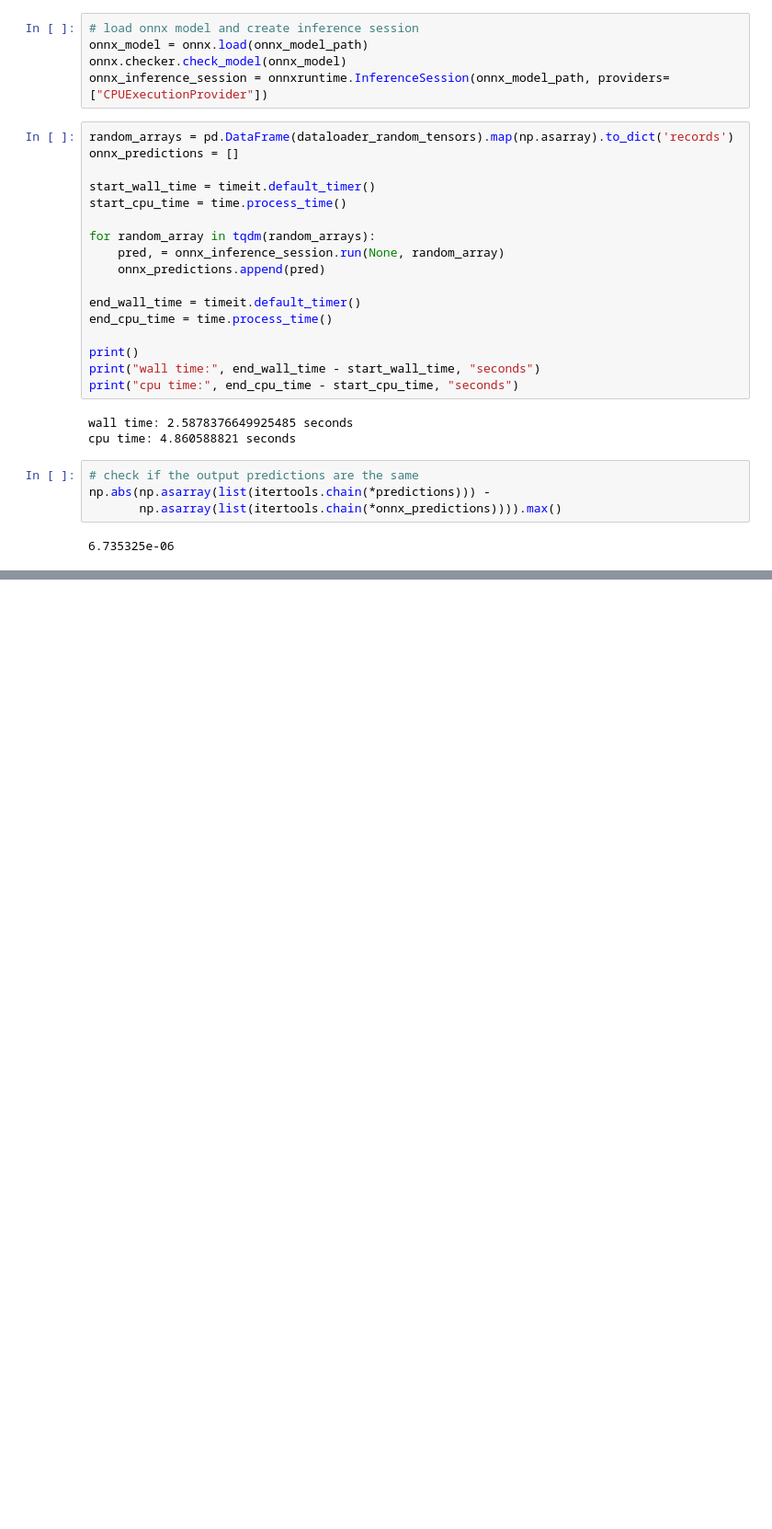
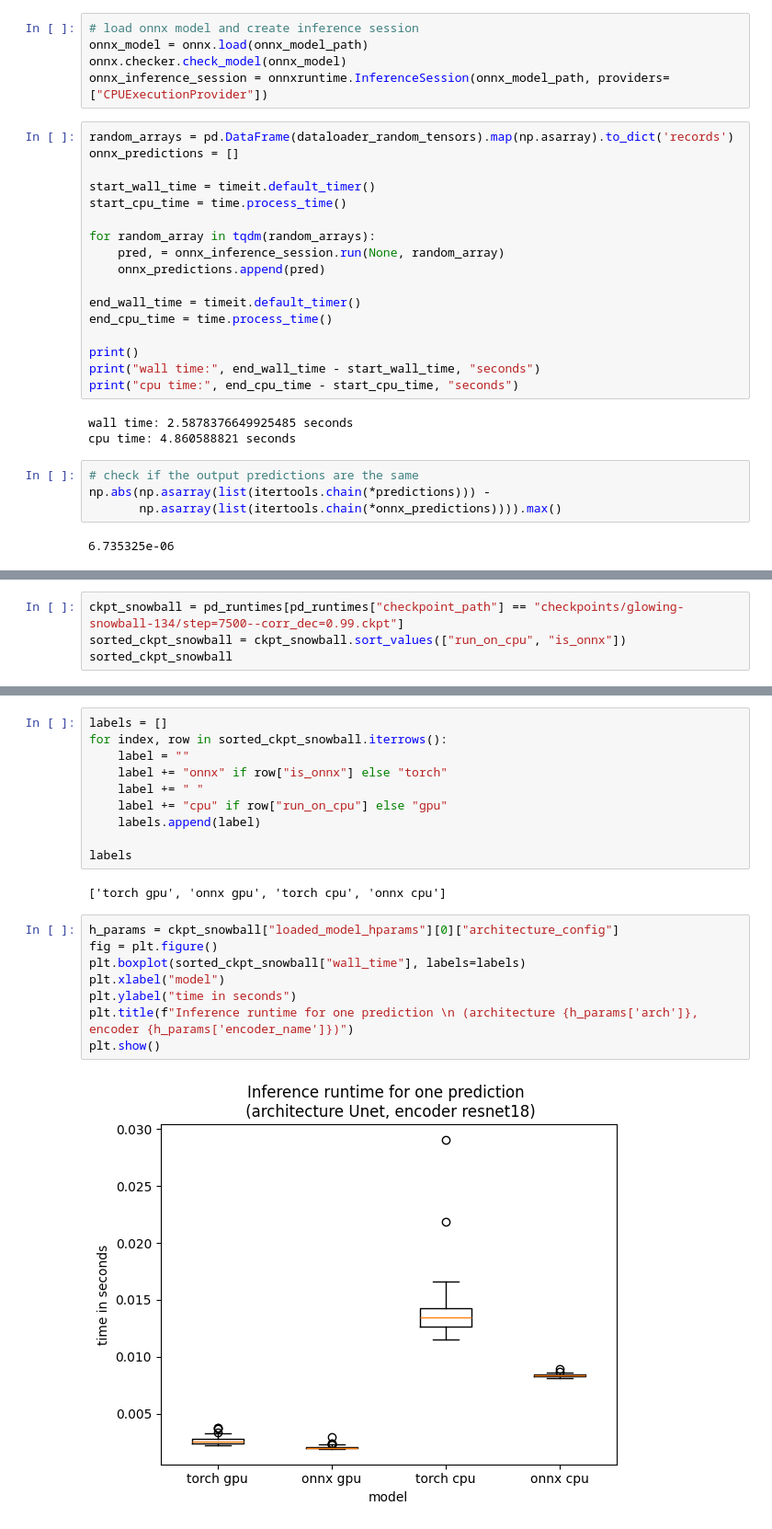
Before and after one commit to shortery/dp-dm-codes, a Jupyter notebook: src/inference_playground.ipynb, the cells around one changed output, grey strips where cells are left out. Shown at 92% size. Cells and saved outputs as stored; diff of their text form; blank space fills up the shorter version.

```diff
--- a/src/inference_playground.ipynb
+++ b/src/inference_playground.ipynb
@@ -234,0 +270,4 @@ np.abs(np.asarray(list(itertools.chain(*predictions))) -
+# %%
+ckpt_snowball = pd_runtimes[pd_runtimes["checkpoint_path"] == "checkpoints/glowing-snowball-134/step=7500--corr_dec=0.99.ckpt"]
+sorted_ckpt_snowball = ckpt_snowball.sort_values(["run_on_cpu", "is_onnx"])
+sorted_ckpt_snowball
@@ -234,0 +280,22 @@ np.abs(np.asarray(list(itertools.chain(*predictions))) -
+# %%
+labels = []
+for index, row in sorted_ckpt_snowball.iterrows():
+    label = ""
+    label += "onnx" if row["is_onnx"] else "torch"
+    label += " "
+    label += "cpu" if row["run_on_cpu"] else "gpu"
+    labels.append(label)
+
+labels
+# %% [output]
+['torch gpu', 'onnx gpu', 'torch cpu', 'onnx cpu']
+# %%
+h_params = ckpt_snowball["loaded_model_hparams"][0]["architecture_config"]
+fig = plt.figure()
+plt.boxplot(sorted_ckpt_snowball["wall_time"], labels=labels)
+plt.xlabel("model")
+plt.ylabel("time in seconds")
+plt.title(f"Inference runtime for one prediction \n (architecture {h_params['arch']}, encoder {h_params['encoder_name']})")
+plt.show()
+# %% [output]
+[figure, added]
```
Also changed, not shown: parts of 6 cells of this notebook.
